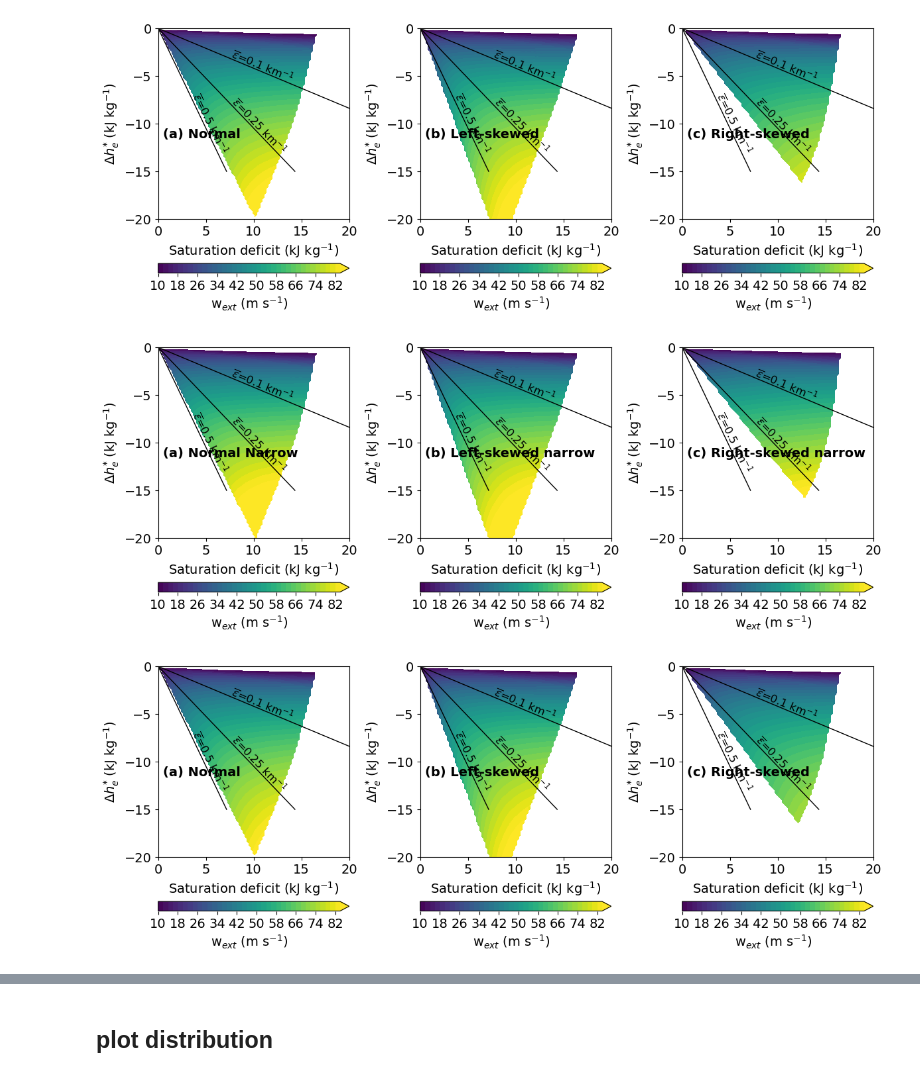
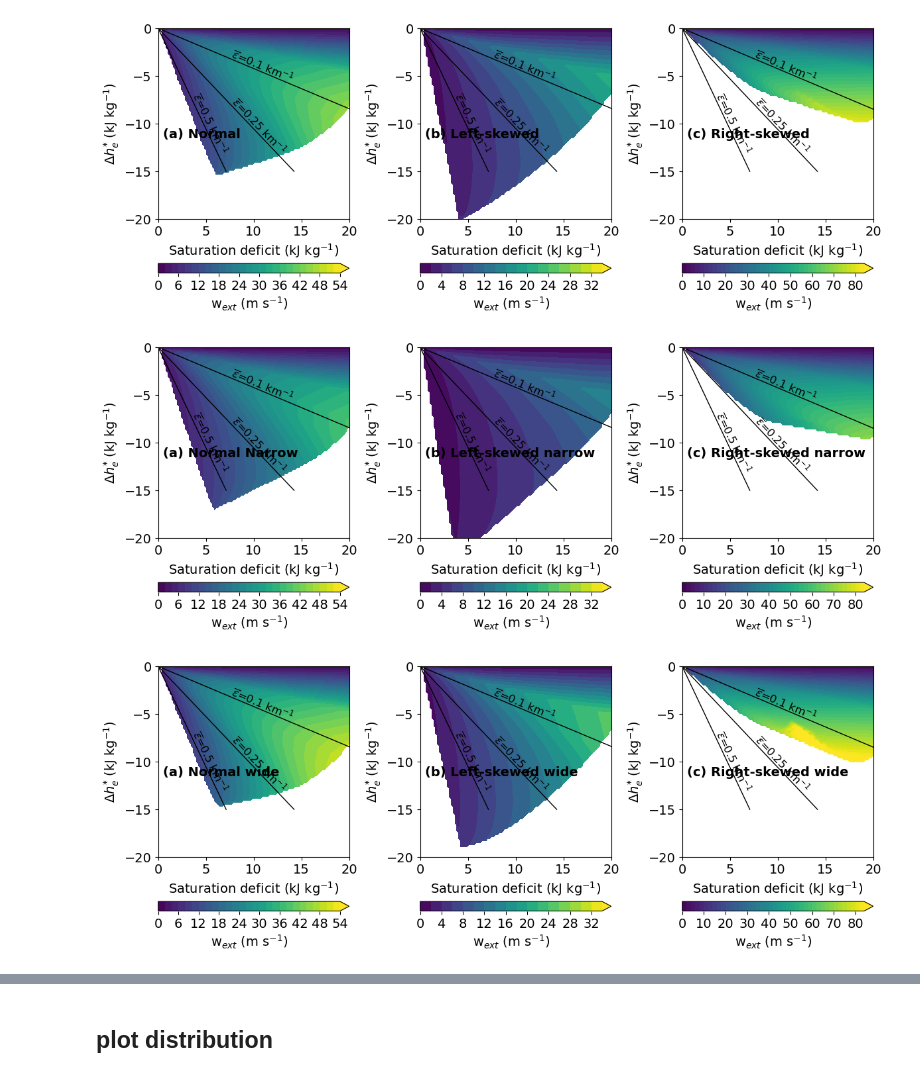
Before and after one commit to dongqi-DQ/plume_models, a Jupyter notebook: distribution_plotting.ipynb, the cells around one changed output, grey strips where cells are left out. Saved outputs shown, nothing was run; the diff lists cells and outputs as text; code cells hidden in the pictures.

```diff
--- a/distribution_plotting.ipynb
+++ b/distribution_plotting.ipynb
@@ -244,14 +244,15 @@ def get_Palmer_plane_breadth(z_b=1400,mprofile="cos",skew_type = "left", read_fr
 z_b = 700
 mprofile = "cos"
 
-df_normal = get_Palmer_plane_breadth(z_b,mprofile,skew_type = "normal", read_from_file=True)
-df_left = get_Palmer_plane_breadth(z_b,mprofile,skew_type = "left", read_from_file=True)
-df_right = get_Palmer_plane_breadth(z_b,mprofile=mprofile,skew_type = "right", read_from_file=True)
+df_normal = get_Palmer_plane_breadth(z_b,mprofile,skew_type = "normal", read_from_file=False)
+df_left = get_Palmer_plane_breadth(z_b,mprofile,skew_type = "left", read_from_file=False)
+df_right = get_Palmer_plane_breadth(z_b,mprofile=mprofile,skew_type = "right", read_from_file=False)
 
-df_normal_narrow = get_Palmer_plane_breadth(z_b,mprofile,skew_type = "normal_narrow", read_from_file=True)
-df_left_narrow = get_Palmer_plane_breadth(z_b,mprofile,skew_type = "left_narrow", read_from_file=True)
-df_right_narrow = get_Palmer_plane_breadth(z_b,mprofile=mprofile,skew_type = "right_narrow", read_from_file=True)
-df_normal_wide = get_Palmer_plane_breadth(z_b,mprofile,skew_type = "normal_wide", read_from_file=True)
-df_left_wide = get_Palmer_plane_breadth(z_b,mprofile,skew_type = "left_wide", read_from_file=True)
-df_right_wide = get_Palmer_plane_breadth(z_b,mprofile=mprofile,skew_type = "right_wide", read_from_file=True)
+df_normal_narrow = get_Palmer_plane_breadth(z_b,mprofile,skew_type = "normal_narrow", read_from_file=False)
+df_left_narrow = get_Palmer_plane_breadth(z_b,mprofile,skew_type = "left_narrow", read_from_file=False)
+df_right_narrow = get_Palmer_plane_breadth(z_b,mprofile=mprofile,skew_type = "right_narrow", read_from_file=False)
+df_normal_wide = get_Palmer_plane_breadth(z_b,mprofile,skew_type = "normal_wide", read_from_file=False)
+df_left_wide = get_Palmer_plane_breadth(z_b,mprofile,skew_type = "left_wide", read_from_file=False)
+df_right_wide = get_Palmer_plane_breadth(z_b,mprofile=mprofile,skew_type = "right_wide", read_from_file=False)
+df_uniform = get_Palmer_plane_linear(z_b,mprofile=mprofile,skew_type = "uniform", read_from_file=False)
 # df_right_h = get_Palmer_plane_skew(z_b=1400,mprofile=mprofile,skew_type = "right", read_from_file=True)
@@ -270,7 +274,7 @@ dz_arr = np.array(df_normal["dz"])/1000
 dz = np.nanmean(dz_arr)
 ent_b_arr = np.array(df_normal["ent_b"])*1000
 Xi, Yi, Zi = scatter_to_contour(sat_def_arr, dh_arr, w_arr)
-cf1 = ax1.contourf(Xi, Yi, Zi,np.arange(10,85,2),extend="max",cmap="viridis")
+cf1 = ax1.contourf(Xi, Yi, Zi,np.arange(0,55,2),extend="max",cmap="viridis")
 fig.colorbar(cf1, ax=ax1, label=r"w$_{ext}$ (m s$^{-1}$)",orientation="horizontal")
 
 for es,xval in zip([-0.5, -0.25,-0.1],[3.5,8.5,8.5]):
@@ -320,7 +324,7 @@ dz_arr = np.array(df_left["dz"])/1000
 dz = np.nanmean(dz_arr)
 ent_b_arr = np.array(df_left["ent_b"])*1000
 Xi, Yi, Zi = scatter_to_contour(sat_def_arr, dh_arr, w_arr)
-cf1 = ax1.contourf(Xi, Yi, Zi,np.arange(10,85,2),extend="max",cmap="viridis")
+cf1 = ax1.contourf(Xi, Yi, Zi,np.arange(0,35,2),extend="max",cmap="viridis")
 fig.colorbar(cf1, ax=ax1, label=r"w$_{ext}$ (m s$^{-1}$)",orientation="horizontal")
 
 for es,xval in zip([-0.5, -0.25,-0.1],[3.5,8.5,8.5]):
@@ -370,7 +374,7 @@ dz_arr = np.array(df_right["dz"])/1000
 dz = np.nanmean(dz_arr)
 ent_b_arr = np.array(df_right["ent_b"])*1000
 Xi, Yi, Zi = scatter_to_contour(sat_def_arr, dh_arr, w_arr)
-cf1 = ax1.contourf(Xi, Yi, Zi,np.arange(10,85,2),extend="max",cmap="viridis")
+cf1 = ax1.contourf(Xi, Yi, Zi,np.arange(0,85,2),extend="max",cmap="viridis")
 fig.colorbar(cf1, ax=ax1, label=r"w$_{ext}$ (m s$^{-1}$)",orientation="horizontal")
 
 for es,xval in zip([-0.5, -0.25,-0.1],[3.5,8.5,8.5]):
@@ -410,7 +414,7 @@ ax1.text(0.5,-11.5,"(c) Right-skewed",fontweight="bold",fontsize=14)
 ax1.set_aspect('equal')
 plt.tight_layout()
 # %% [output]
-[figure, old version]
+[figure, new version]
 # %%
 
 fig = plt.figure(figsize=(12,5))
@@ -426,7 +430,7 @@ dz_arr = np.array(df_normal_narrow["dz"])/1000
 dz = np.nanmean(dz_arr)
 ent_b_arr = np.array(df_normal_narrow["ent_b"])*1000
 Xi, Yi, Zi = scatter_to_contour(sat_def_arr, dh_arr, w_arr)
-cf1 = ax1.contourf(Xi, Yi, Zi,np.arange(10,85,2),extend="max",cmap="viridis")
+cf1 = ax1.contourf(Xi, Yi, Zi,np.arange(0,55,2),extend="max",cmap="viridis")
 fig.colorbar(cf1, ax=ax1, label=r"w$_{ext}$ (m s$^{-1}$)",orientation="horizontal")
 
 for es,xval in zip([-0.5, -0.25,-0.1],[3.5,8.5,8.5]):
@@ -476,7 +480,7 @@ dz_arr = np.array(df_left_narrow["dz"])/1000
 dz = np.nanmean(dz_arr)
 ent_b_arr = np.array(df_left_narrow["ent_b"])*1000
 Xi, Yi, Zi = scatter_to_contour(sat_def_arr, dh_arr, w_arr)
-cf1 = ax1.contourf(Xi, Yi, Zi,np.arange(10,85,2),extend="max",cmap="viridis")
+cf1 = ax1.contourf(Xi, Yi, Zi,np.arange(0,35,2),extend="max",cmap="viridis")
 fig.colorbar(cf1, ax=ax1, label=r"w$_{ext}$ (m s$^{-1}$)",orientation="horizontal")
 
 for es,xval in zip([-0.5, -0.25,-0.1],[3.5,8.5,8.5]):
@@ -526,7 +530,7 @@ dz_arr = np.array(df_right_narrow["dz"])/1000
 dz = np.nanmean(dz_arr)
 ent_b_arr = np.array(df_right_narrow["ent_b"])*1000
 Xi, Yi, Zi = scatter_to_contour(sat_def_arr, dh_arr, w_arr)
-cf1 = ax1.contourf(Xi, Yi, Zi,np.arange(10,85,2),extend="max",cmap="viridis")
+cf1 = ax1.contourf(Xi, Yi, Zi,np.arange(0,85,2),extend="max",cmap="viridis")
 fig.colorbar(cf1, ax=ax1, label=r"w$_{ext}$ (m s$^{-1}$)",orientation="horizontal")
 
 for es,xval in zip([-0.5, -0.25,-0.1],[3.5,8.5,8.5]):
@@ -566,7 +570,7 @@ ax1.text(0.5,-11.5,"(c) Right-skewed narrow",fontweight="bold",fontsize=14)
 ax1.set_aspect('equal')
 plt.tight_layout()
 # %% [output]
-[figure, old version]
+[figure, new version]
 # %%
 
 fig = plt.figure(figsize=(12,5))
@@ -582,7 +586,7 @@ dz_arr = np.array(df_normal_wide["dz"])/1000
 dz = np.nanmean(dz_arr)
 ent_b_arr = np.array(df_normal_wide["ent_b"])*1000
 Xi, Yi, Zi = scatter_to_contour(sat_def_arr, dh_arr, w_arr)
-cf1 = ax1.contourf(Xi, Yi, Zi,np.arange(10,85,2),extend="max",cmap="viridis")
+cf1 = ax1.contourf(Xi, Yi, Zi,np.arange(0,55,2),extend="max",cmap="viridis")
 fig.colorbar(cf1, ax=ax1, label=r"w$_{ext}$ (m s$^{-1}$)",orientation="horizontal")
 
 for es,xval in zip([-0.5, -0.25,-0.1],[3.5,8.5,8.5]):
@@ -618,7 +622,7 @@ ax1.set_xlim(0,20)
 ax1.set_ylim(-20,0)
 ax1.set_xlabel(r"Saturation deficit (kJ kg$^{-1}$)")
 ax1.set_ylabel(r"$\Delta h_{e}^{*}$ (kJ kg$^{-1}$)")
-ax1.text(0.5,-11.5,"(a) Normal",fontweight="bold",fontsize=14)
+ax1.text(0.5,-11.5,"(a) Normal wide",fontweight="bold",fontsize=14)
 ax1.set_aspect('equal')
 
 ax1 = fig.add_subplot(132)
@@ -632,7 +636,7 @@ dz_arr = np.array(df_left_wide["dz"])/1000
 dz = np.nanmean(dz_arr)
 ent_b_arr = np.array(df_left_wide["ent_b"])*1000
 Xi, Yi, Zi = scatter_to_contour(sat_def_arr, dh_arr, w_arr)
-cf1 = ax1.contourf(Xi, Yi, Zi,np.arange(10,85,2),extend="max",cmap="viridis")
+cf1 = ax1.contourf(Xi, Yi, Zi,np.arange(0,35,2),extend="max",cmap="viridis")
 fig.colorbar(cf1, ax=ax1, label=r"w$_{ext}$ (m s$^{-1}$)",orientation="horizontal")
 
 for es,xval in zip([-0.5, -0.25,-0.1],[3.5,8.5,8.5]):
@@ -668,7 +672,7 @@ ax1.set_xlim(0,20)
 ax1.set_ylim(-20,0)
 ax1.set_xlabel(r"Saturation deficit (kJ kg$^{-1}$)")
 ax1.set_ylabel(r"$\Delta h_{e}^{*}$ (kJ kg$^{-1}$)")
-ax1.text(0.5,-11.5,"(b) Left-skewed",fontweight="bold",fontsize=14)
+ax1.text(0.5,-11.5,"(b) Left-skewed wide",fontweight="bold",fontsize=14)
 ax1.set_aspect('equal')
 
 ax1 = fig.add_subplot(133)
@@ -683,7 +687,7 @@ dz = np.nanmean(dz_arr)
 ent_b_arr = np.array(df_right_wide["ent_b"])*1000
 mask = (~np.isnan(sat_def_arr)) & (~np.isnan(dh_arr)) & (~np.isnan(w_arr))
 Xi, Yi, Zi = scatter_to_contour(sat_def_arr[mask], dh_arr[mask], w_arr[mask])
-cf1 = ax1.contourf(Xi, Yi, Zi,np.arange(10,85,2),extend="max",cmap="viridis")
+cf1 = ax1.contourf(Xi, Yi, Zi,np.arange(0,85,2),extend="max",cmap="viridis")
 fig.colorbar(cf1, ax=ax1, label=r"w$_{ext}$ (m s$^{-1}$)",orientation="horizontal")
 
 for es,xval in zip([-0.5, -0.25,-0.1],[3.5,8.5,8.5]):
@@ -695,33 +699,33 @@ for es,xval in zip([-0.5, -0.25,-0.1],[3.5,8.5,8.5]):
     dy = yval[-1] - yval[0]
     dx = xval1[-1] - xval1[0]
     angle = np.degrees(np.arctan2(dy, dx))
     ix = np.argwhere(xval1<xval)[0][0]
     # choose a point ON the line for the label
     x_text = xval1[ix]
     y_text = yval[ix]
     if es == -0.25:
         x_text = xval1[ix+1]
         y_text = yval[ix+1]
 
     plt.text(
         x_text, y_text,
         r"$\overline{\epsilon}$"+f"={-es} km"+r"$^{-1}$",
         color="k",
         fontsize=12,
         rotation=angle+180,
         rotation_mode="anchor",
         transform_rotates_text=True,
         ha="left",
         va="bottom"
     )
 
 ax1.set_xlim(0,20)
 ax1.set_ylim(-20,0)
 ax1.set_xlabel(r"Saturation deficit (kJ kg$^{-1}$)")
 ax1.set_ylabel(r"$\Delta h_{e}^{*}$ (kJ kg$^{-1}$)")
-ax1.text(0.5,-11.5,"(c) Right-skewed",fontweight="bold",fontsize=14)
+ax1.text(0.5,-11.5,"(c) Right-skewed wide",fontweight="bold",fontsize=14)
 ax1.set_aspect('equal')
 plt.tight_layout()
 # %% [output]
-[figure, old version]
+[figure, new version]
 # %%
```
Also changed, not shown: parts of 9 cells of this notebook, 6 other files.
